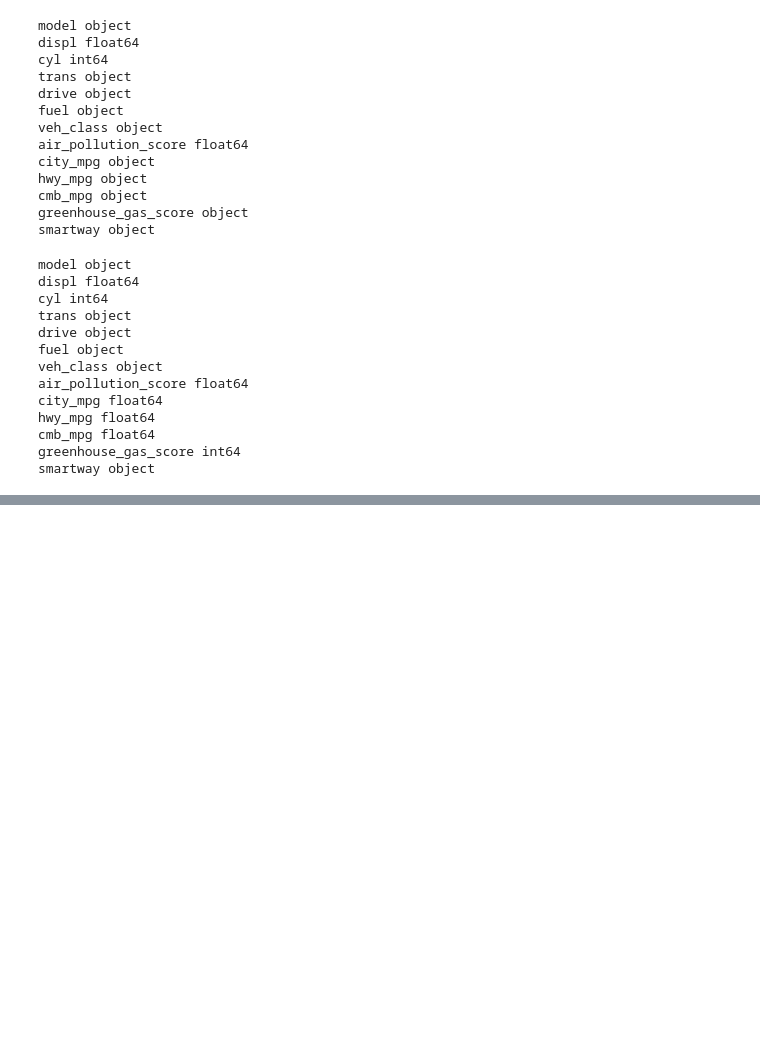
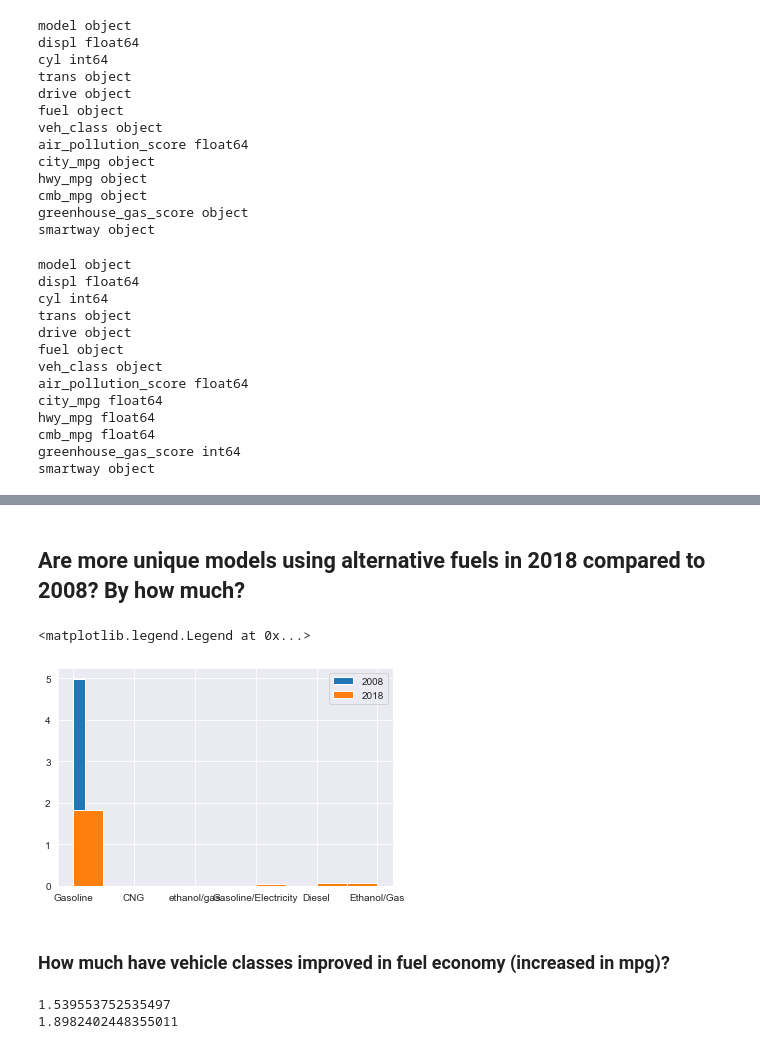
Before and after one commit to mzhoolideh/data_science_pract, a Jupyter notebook: case_study2/case_st2.ipynb, the cells around one changed output, grey strips where cells are left out. Drawn from its saved outputs; the diff is of its cells as text; code cells hidden in the pictures; blank space fills up the shorter version.

```diff
--- a/case_study2/case_st2.ipynb
+++ b/case_study2/case_st2.ipynb
@@ -263,0 +266,17 @@ sns.pairplot(df_08_ca[plot_list])
+# %% [markdown]
+## Are more unique models using alternative fuels in 2018 compared to 2008? By how much?
+# %%
+df_08_ca.fuel.hist(density=True, label="2008")
+df_18_ca.fuel.hist(density=True, label="2018")
+plt.legend()
+# %% [output]
+<matplotlib.legend.Legend at 0x...>
+[figure, added]
+# %% [markdown]
+### How much have vehicle classes improved in fuel economy (increased in mpg)?
+# %%
+print(df_08_ca.cmb_mpg.mean())
+print(df_18_ca.cmb_mpg.mean())
+# %% [output]
+1.539553752535497
+1.8982402448355011
```
Also changed, not shown: parts of 4 cells of this notebook.
